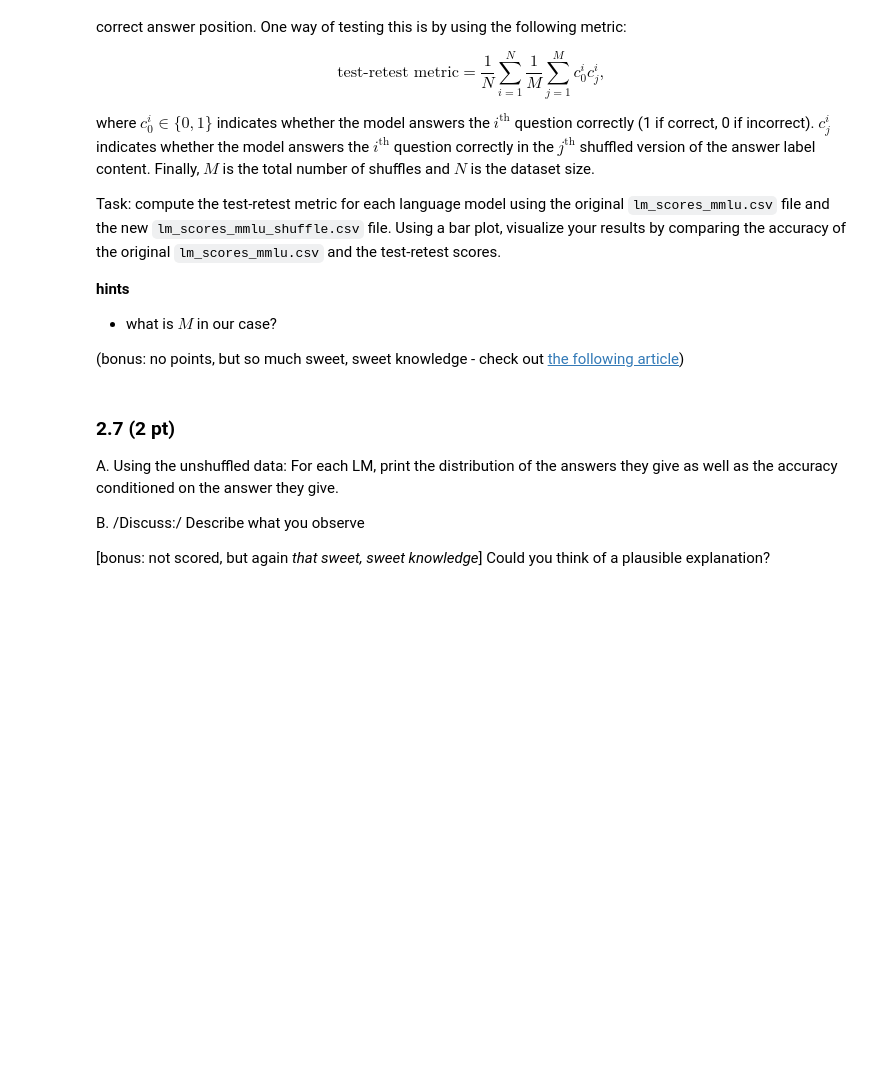
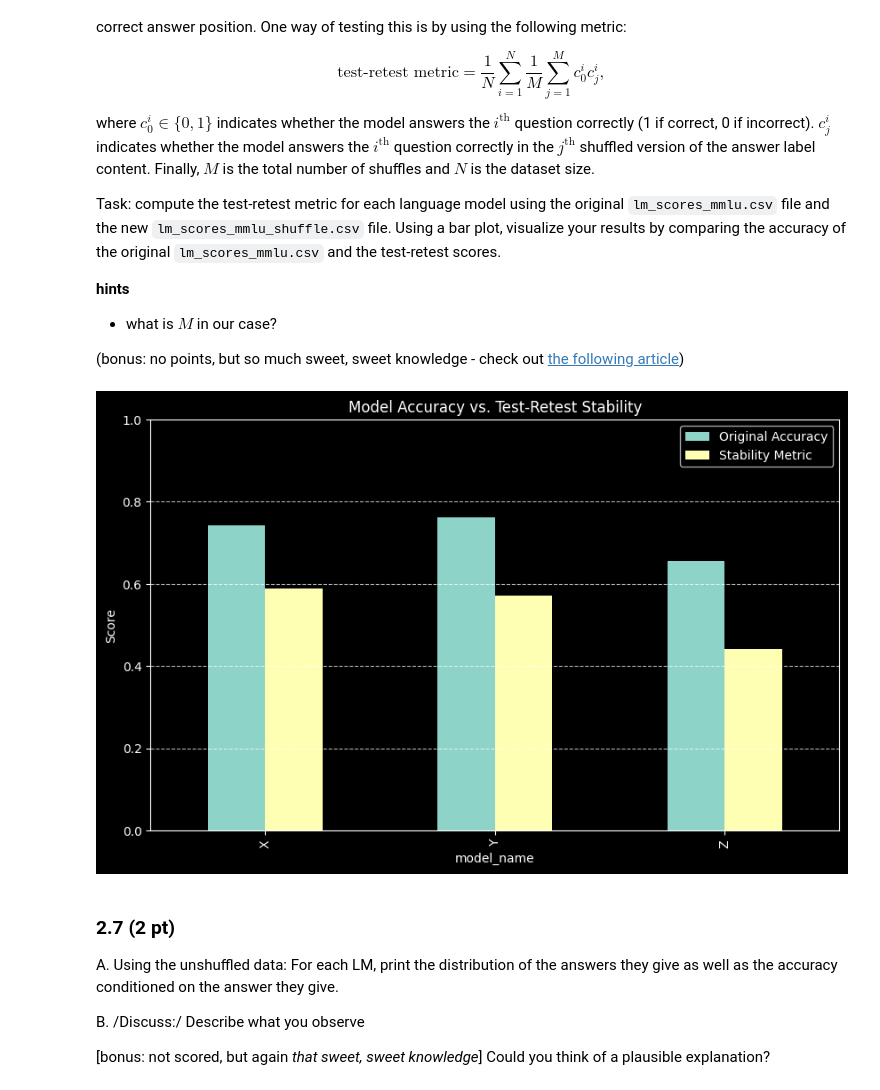
Before and after one commit to Tiimeeeyy/DataAnalysis26, a Jupyter notebook: clinic1/FIETS/clinic1.ipynb, the cells around one changed output. Cells and saved outputs as stored; diff of their text form; code cells hidden in the pictures; blank space fills up the shorter version.

Commit message:
Task 2 done. Taha cock

```diff
--- a/clinic1/FIETS/clinic1.ipynb
+++ b/clinic1/FIETS/clinic1.ipynb
@@ -763,6 +764,33 @@ Task: compute the test-retest metric for each language model using the original
 (bonus: no points, but so much sweet, sweet knowledge - check out [the following article](https://arxiv.org/pdf/2406.19470v1))
 # %%
 #fancy code
+df_shuffle = pd.read_csv("data/task_2_5/lm_scores_mmlu_shuffle.csv")
+merged = pd.merge(
+    df_mmlu,
+    df_shuffle,
+    on=["model_name", "question_id"],
+    suffixes=("_orig", "_shuf")
+)
+# (Merging was done with help of LLM)
+merged["both_correct"] = merged["correct_orig"] & merged["correct_shuf"]
+stability_scores = merged.groupby("model_name")["both_correct"].mean()
+original_accuracy = merged.groupby("model_name")["correct_orig"].mean()
+
+print("Stability Scores:\n", stability_scores)
+plot_df = pd.DataFrame({
+    "Original Accuracy": original_accuracy,
+    "Stability Metric": stability_scores
+})
+
+ax = plot_df.plot(kind="bar", figsize=(10, 6))
+ax.set_ylabel("Score")
+ax.set_title("Model Accuracy vs. Test-Retest Stability")
+ax.set_ylim(0, 1)
+plt.legend()
+plt.grid(axis="y", linestyle="--", alpha=0.7)
+plt.show()
+# %% [output]
+[figure, added]
 # %% [markdown]
 ### 2.7 (2 pt)
 
```
Also changed, not shown: parts of 4 cells of this notebook.
